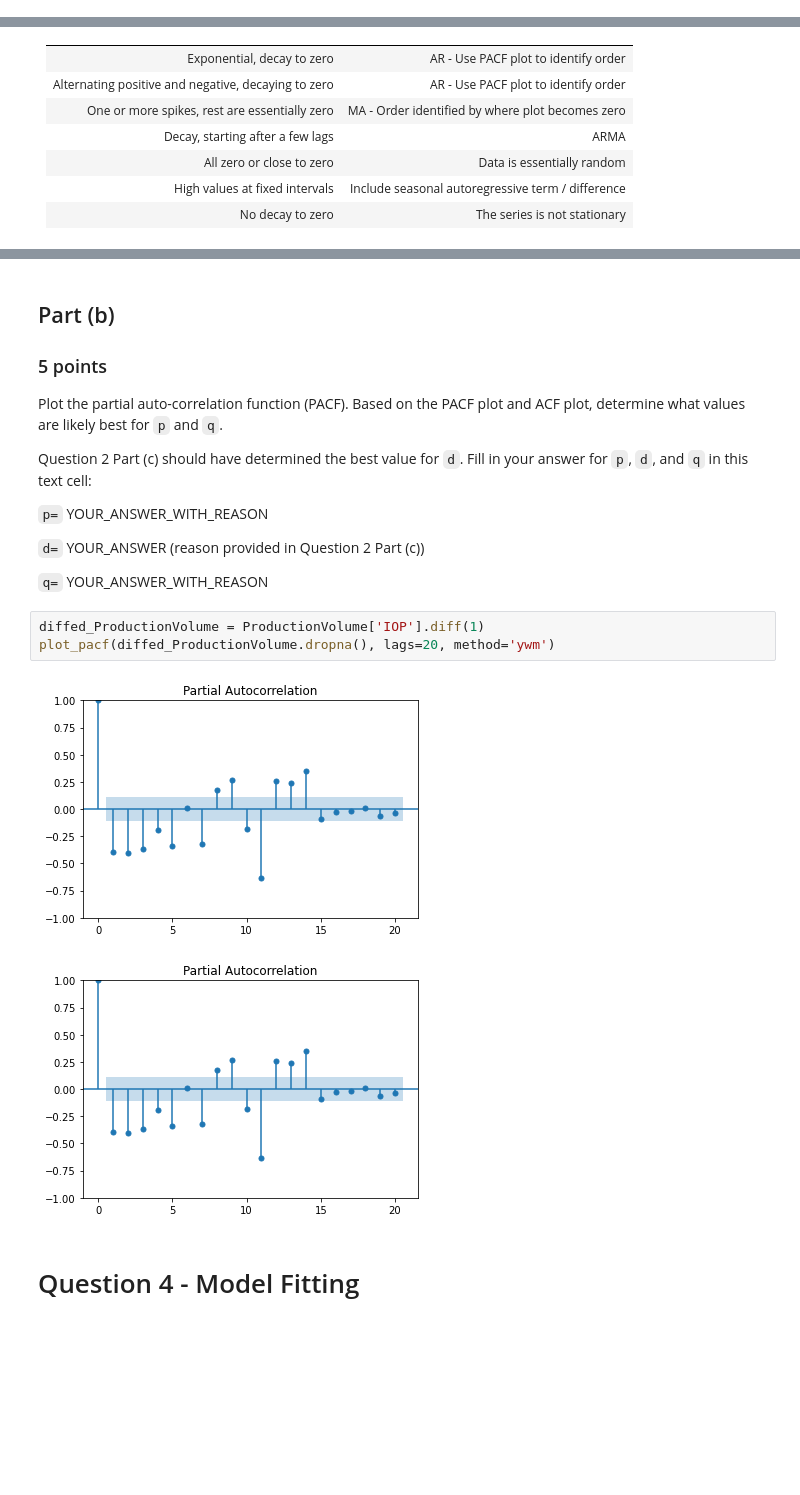
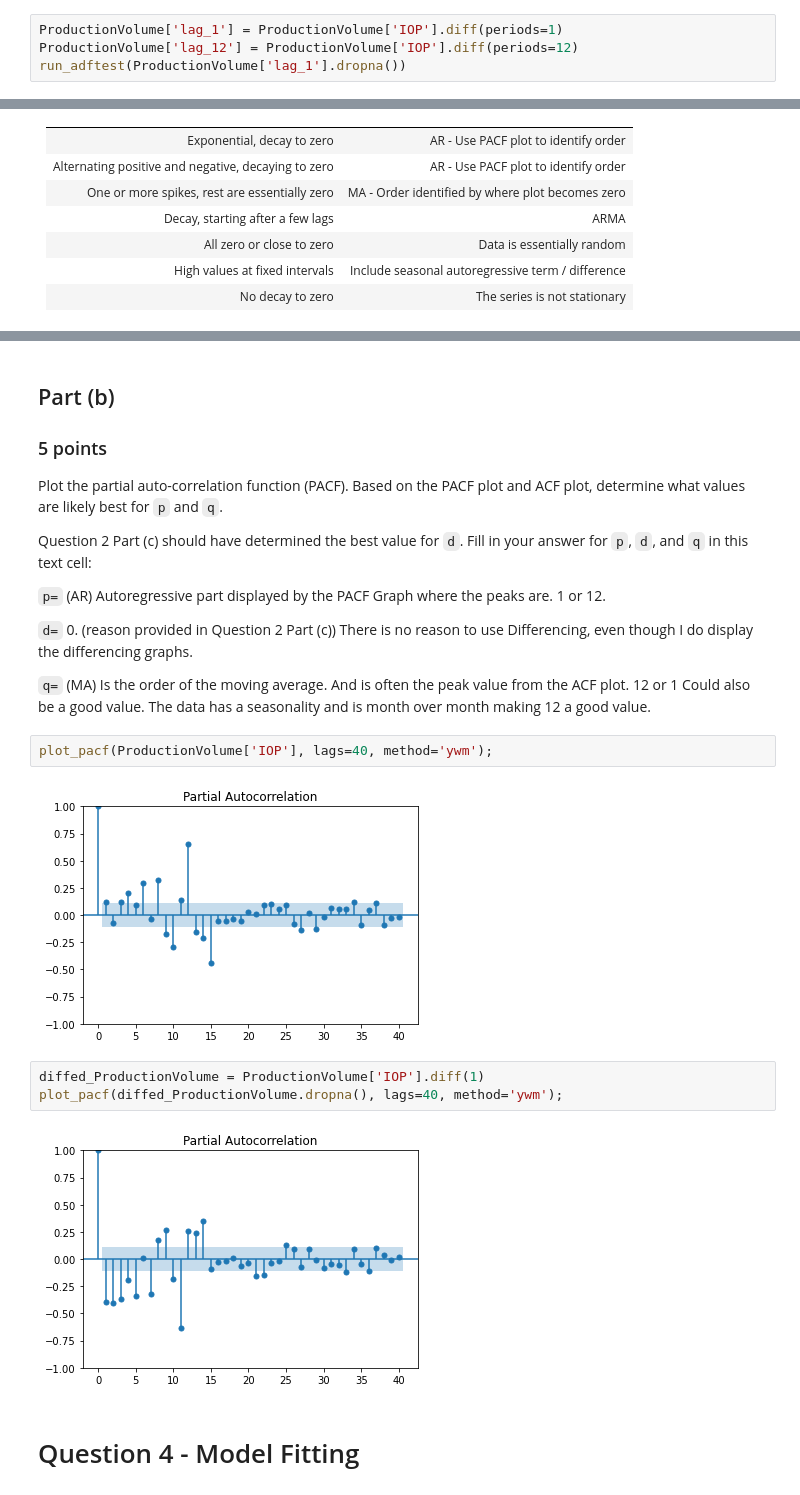
Before and after one commit to DuncanFerguson/GITHUB_REPOSITORY, a Jupyter notebook: DU_MSDS/Data Science Tools 1/Assignment_5/Duncan_Ferguson_Assignment_5.ipynb, the cells around one changed output, grey strips where cells are left out. Cells and saved outputs as stored; diff of their text form; blank space fills up the shorter version.

Commit message:
Assignment 5 Starting question 4

```diff
--- a/DU_MSDS/Data Science Tools 1/Assignment_5/Duncan_Ferguson_Assignment_5.ipynb
+++ b/DU_MSDS/Data Science Tools 1/Assignment_5/Duncan_Ferguson_Assignment_5.ipynb
@@ -313,0 +303,4 @@ Critical Values:
+# %%
+ProductionVolume['lag_1'] = ProductionVolume['IOP'].diff(periods=1)
+ProductionVolume['lag_12'] = ProductionVolume['IOP'].diff(periods=12)
+run_adftest(ProductionVolume['lag_1'].dropna())
@@ -343,17 +363,20 @@ Plot the partial auto-correlation function (PACF). Based on the PACF plot and AC
 
 Question 2 Part (c) should have determined the best value for `d`. Fill in your answer for `p`, `d`, and `q` in this text cell:
 
-`p=` YOUR_ANSWER_WITH_REASON
+`p=` (AR) Autoregressive part displayed by the PACF Graph where the peaks are. 1 or 12.
 
-`d=` YOUR_ANSWER (reason provided in Question 2 Part (c))
+`d=` 0. (reason provided in Question 2 Part (c)) There is no reason to use Differencing, even though I do display the differencing graphs.
 
-`q=` YOUR_ANSWER_WITH_REASON
+`q=` (MA) Is the order of the moving average.  And is often the peak value from the ACF plot. 12 or 1 Could also be a good value. The data has a seasonality and is month over month making 12 a good value.
+# %%
+plot_pacf(ProductionVolume['IOP'], lags=40, method='ywm');
+# %% [output]
+[figure, added]
 # %%
 diffed_ProductionVolume = ProductionVolume['IOP'].diff(1)
-plot_pacf(diffed_ProductionVolume.dropna(), lags=20, method='ywm')
+plot_pacf(diffed_ProductionVolume.dropna(), lags=40, method='ywm');
 # %% [output]
-[figure, old version]
+[figure, new version]
-[figure, removed]
 # %% [markdown]
 # Question 4 - Model Fitting
 # %% [markdown]
```
Also changed, not shown: parts of 19 cells of this notebook.
